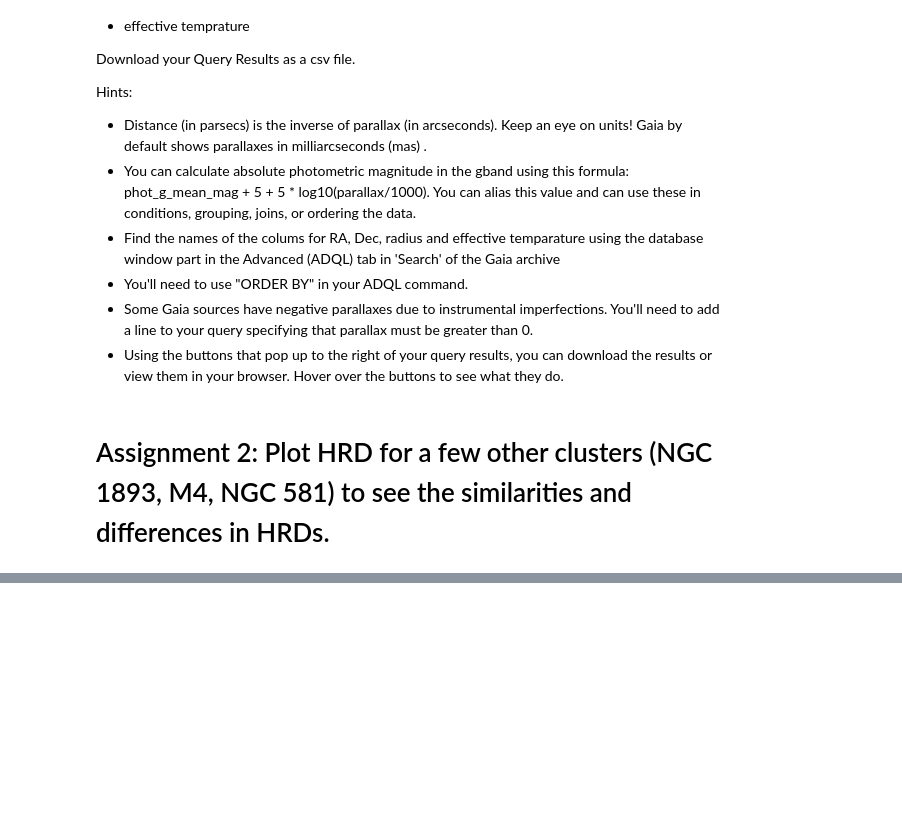
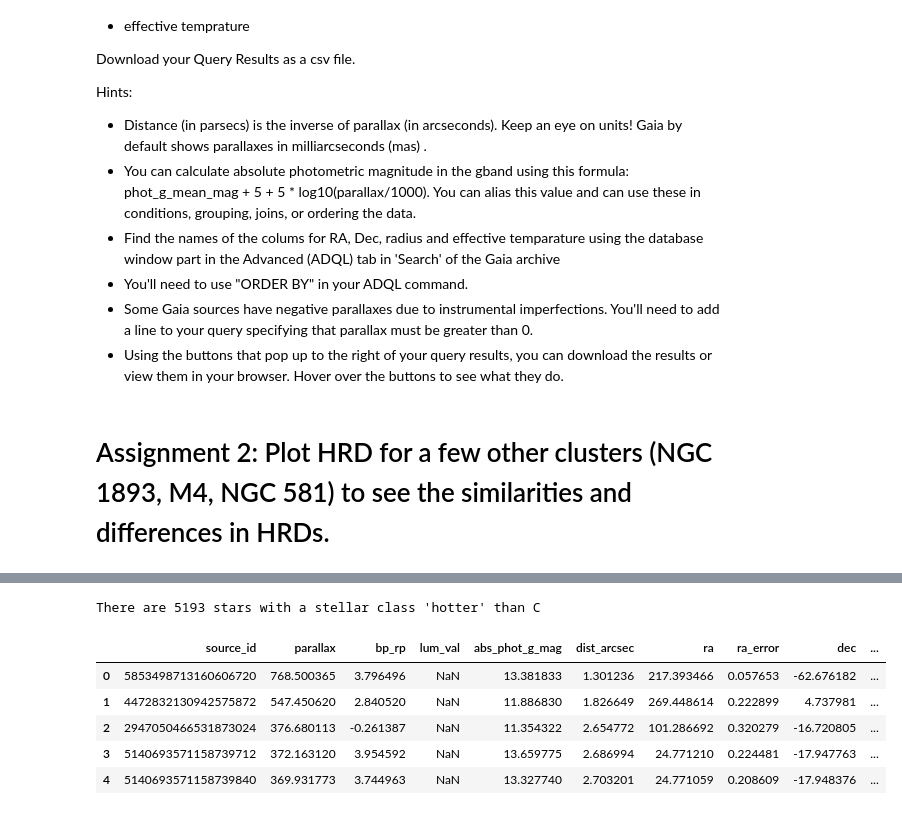
Before and after one commit to g-r-a-e-m-e/Intro-to-Astro2022, a Jupyter notebook: Week3_gaia_exoplanet_archive/Gaia_Tut.ipynb, the cells around one changed output, grey strips where cells are left out. Saved outputs shown, nothing was run; the diff lists cells and outputs as text; code cells hidden in the pictures; blank space fills up the shorter version.

```diff
--- a/Week3_gaia_exoplanet_archive/Gaia_Tut.ipynb
+++ b/Week3_gaia_exoplanet_archive/Gaia_Tut.ipynb
@@ -559,0 +578,14 @@ df_10k.dist_ly.min()
+# %%
+df_10k_nonC = df_10k[df_10k['stellar_class'] != 'C'].reset_index(drop = True)
+
+print("There are {} stars with a stellar class 'hotter' than C".format(df_10k_nonC.shape[0]))
+
+df_10k_nonC.head()
+# %% [output]
+There are 5193 stars with a stellar class 'hotter' than C
+|  | source_id | parallax | bp_rp | lum_val | abs_phot_g_mag | dist_arcsec | ra | ra_error | dec | ... |
+| 0 | 5853498713160606720 | 768.500365 | 3.796496 | NaN | 13.381833 | 1.301236 | 217.393466 | 0.057653 | -62.676182 | ... |
+| 1 | 4472832130942575872 | 547.450620 | 2.840520 | NaN | 11.886830 | 1.826649 | 269.448614 | 0.222899 | 4.737981 | ... |
+| 2 | 2947050466531873024 | 376.680113 | -0.261387 | NaN | 11.354322 | 2.654772 | 101.286692 | 0.320279 | -16.720805 | ... |
+| 3 | 5140693571158739712 | 372.163120 | 3.954592 | NaN | 13.659775 | 2.686994 | 24.771210 | 0.224481 | -17.947763 | ... |
+| 4 | 5140693571158739840 | 369.931773 | 3.744963 | NaN | 13.327740 | 2.703201 | 24.771059 | 0.208609 | -17.948376 | ... |
```
Also changed, not shown: parts of 6 cells of this notebook.
